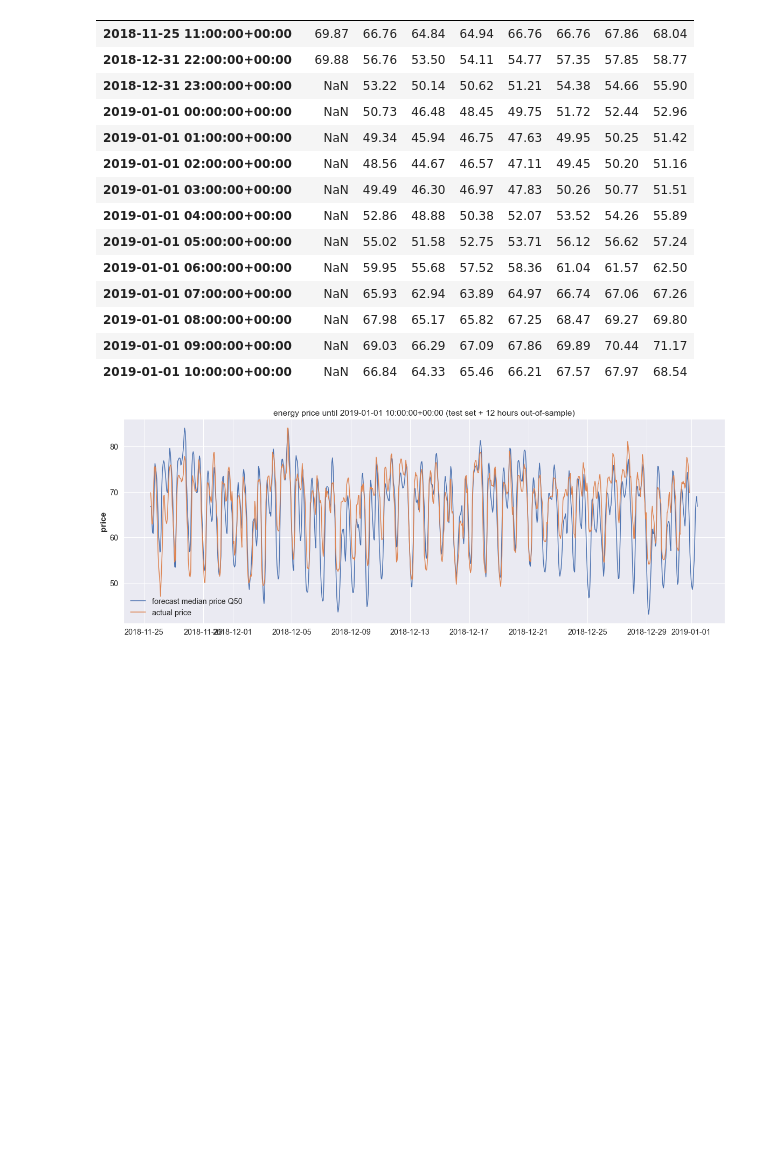
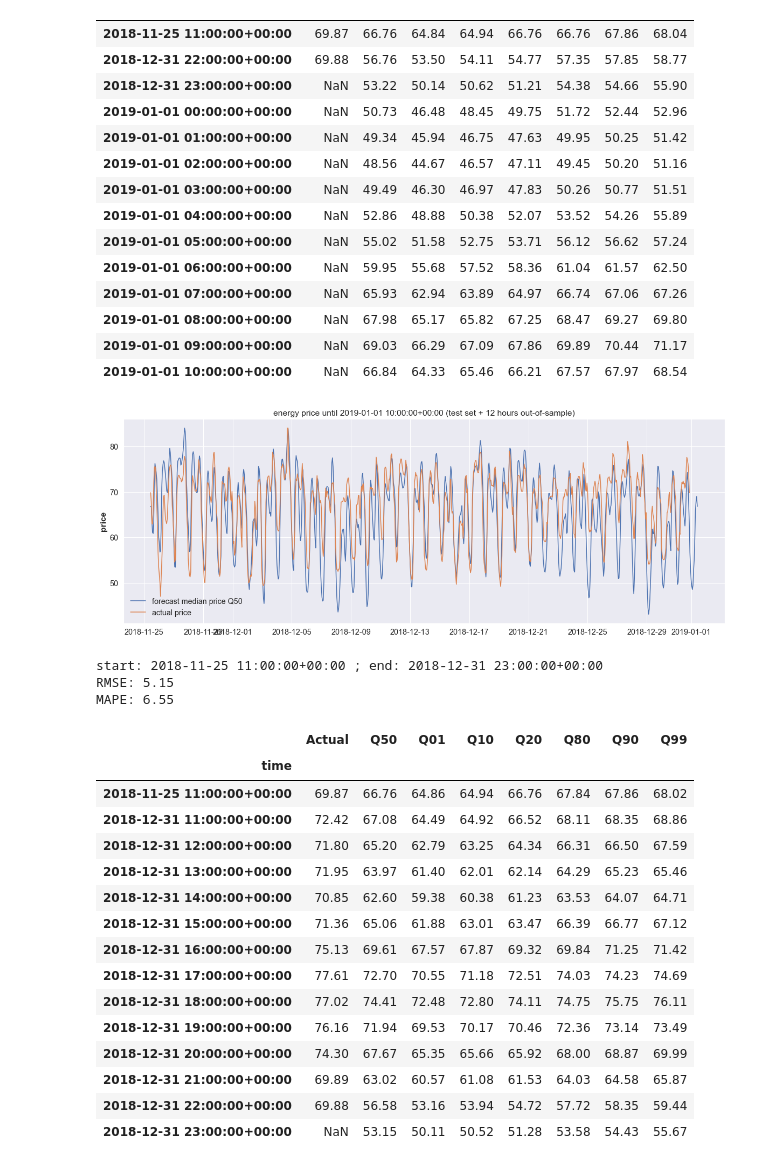
Before and after one commit to h3ik0th/ES_energy_Transformer, a Jupyter notebook: NBEATS_energy_03.ipynb, the cells around one changed output. Cells and saved outputs as stored; diff of their text form; code cells hidden in the pictures; blank space fills up the shorter version.

```diff
--- a/NBEATS_energy_03.ipynb
+++ b/NBEATS_energy_03.ipynb
@@ -914,6 +914,7 @@ model = NBEATSModel(    input_chunk_length=INLEN,
                     )
 # %%
 # training: load a saved model or (re)train
+model = None
 if LOAD:
     print("have loaded a previously saved model from disk:" + mpath)
     model = NBEATSModel.load_model(mpath)                            # load previously model from disk
@@ -1077,3 +1078,51 @@ end = ts_tpred.end_time()
 p.set_title("energy price until {} (test set + {} hours out-of-sample)".format(end, k));
 # %% [output]
 [figure]
+# %%
+# out-of-sample forecast just as long as output chunk length = 1
+
+ts_tpred = model.predict(   n=len(ts_ttest) + 1,
+                            past_covariates=cov_t,
+                            num_samples=N_SAMPLES,
+                            verbose=True,
+                            n_jobs=N_JOBS)
+print("start:", ts_tpred.start_time(), "; end:",ts_tpred.end_time())
+
+
+q50_RMSE = np.inf
+q50_MAPE = np.inf
+ts_q50 = None
+pd.options.display.float_format = '{:,.2f}'.format
+dfY = pd.DataFrame()
+#dfY["Actual"] = TimeSeries.pd_series(ts_test)
+
+# call helper function predQ, once for every quantile
+_ = [predQ(ts_tpred, q) for q in QUANTILES]
+
+# move Q50 column to the left, then insert Actual column
+col = dfY.pop("Q50")
+dfY.insert(0, col.name, col)
+dfY.insert(0, "Actual", TimeSeries.pd_series(ts_test))
+
+# show first and last 13 timestamps of forecast
+dfY.iloc[np.r_[0:1, -13:0]]
+# %% [output]
+start: 2018-11-25 11:00:00+00:00 ; end: 2018-12-31 23:00:00+00:00
+RMSE: 5.15
+MAPE: 6.55
+|  | Actual | Q50 | Q01 | Q10 | Q20 | Q80 | Q90 | Q99 |
+| time |  |  |  |  |  |  |  |  |
+| 2018-11-25 11:00:00+00:00 | 69.87 | 66.76 | 64.86 | 64.94 | 66.76 | 67.84 | 67.86 | 68.02 |
+| 2018-12-31 11:00:00+00:00 | 72.42 | 67.08 | 64.49 | 64.92 | 66.52 | 68.11 | 68.35 | 68.86 |
+| 2018-12-31 12:00:00+00:00 | 71.80 | 65.20 | 62.79 | 63.25 | 64.34 | 66.31 | 66.50 | 67.59 |
+| 2018-12-31 13:00:00+00:00 | 71.95 | 63.97 | 61.40 | 62.01 | 62.14 | 64.29 | 65.23 | 65.46 |
+| 2018-12-31 14:00:00+00:00 | 70.85 | 62.60 | 59.38 | 60.38 | 61.23 | 63.53 | 64.07 | 64.71 |
+| 2018-12-31 15:00:00+00:00 | 71.36 | 65.06 | 61.88 | 63.01 | 63.47 | 66.39 | 66.77 | 67.12 |
+| 2018-12-31 16:00:00+00:00 | 75.13 | 69.61 | 67.57 | 67.87 | 69.32 | 69.84 | 71.25 | 71.42 |
+| 2018-12-31 17:00:00+00:00 | 77.61 | 72.70 | 70.55 | 71.18 | 72.51 | 74.03 | 74.23 | 74.69 |
+| 2018-12-31 18:00:00+00:00 | 77.02 | 74.41 | 72.48 | 72.80 | 74.11 | 74.75 | 75.75 | 76.11 |
+| 2018-12-31 19:00:00+00:00 | 76.16 | 71.94 | 69.53 | 70.17 | 70.46 | 72.36 | 73.14 | 73.49 |
+| 2018-12-31 20:00:00+00:00 | 74.30 | 67.67 | 65.35 | 65.66 | 65.92 | 68.00 | 68.87 | 69.99 |
+| 2018-12-31 21:00:00+00:00 | 69.89 | 63.02 | 60.57 | 61.08 | 61.53 | 64.03 | 64.58 | 65.87 |
+| 2018-12-31 22:00:00+00:00 | 69.88 | 56.58 | 53.16 | 53.94 | 54.72 | 57.72 | 58.35 | 59.44 |
+| 2018-12-31 23:00:00+00:00 | NaN | 53.15 | 50.11 | 50.52 | 51.28 | 53.58 | 54.43 | 55.67 |
```
Also changed, not shown: parts of 2 cells of this notebook.
